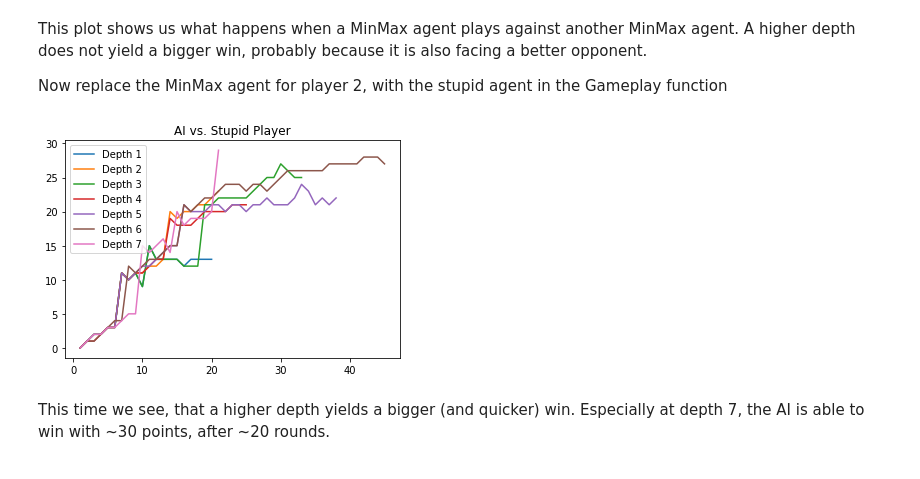
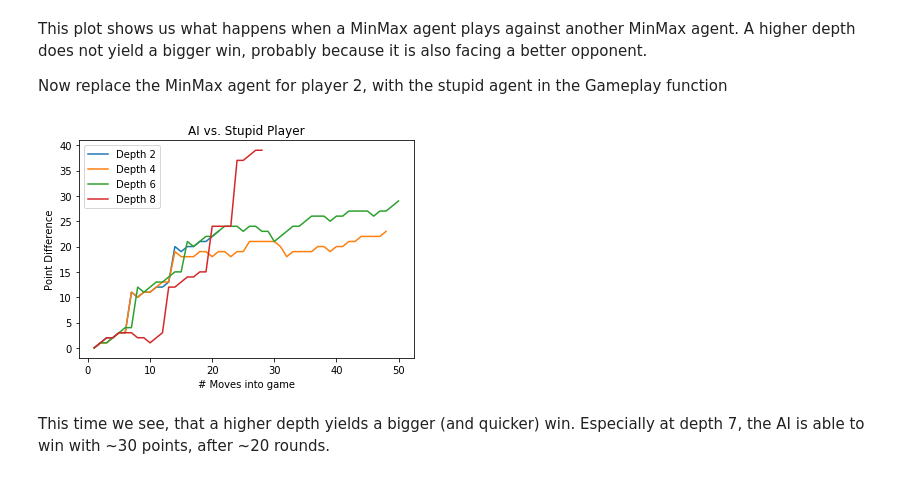
Before and after one commit to Holstrup/KalahaAI, a Jupyter notebook: AgentInspection.ipynb, the cells around one changed output. Cells and saved outputs as stored; diff of their text form; code cells hidden in the pictures.

```diff
--- a/AgentInspection.ipynb
+++ b/AgentInspection.ipynb
@@ -149,11 +149,13 @@ def gameplay(depth, human = False, delay = 0):
     return game_development
 # %%
 game_series = []
-for i in range(1, 8, 1):
+depths = []
+for i in range(2, 9, 2):
+    depths.append(i)
     game_series.append(gameplay(depth = i))
 # %%
 for i, series in enumerate(game_series):
-    plt.plot(range(1,len(series) + 1, 1), series, label="Depth {}".format(i + 1))
+    plt.plot(range(1,len(series) + 1, 1), series, label="Depth {}".format(depths[i]))
 plt.title("AI vs. AI")
 plt.legend(loc="upper left")
 plt.show()
@@ -165,16 +167,22 @@ This plot shows us what happens when a MinMax agent plays against another MinMax
 Now replace the MinMax agent for player 2, with the stupid agent in the Gameplay function
 # %%
 game_series = []
-for i in range(1, 8, 1):
+depths = []
+for i in range(2, 9, 2):
+    depths.append(i)
     game_series.append(gameplay(depth = i))
 # %%
+figure = plt.figure()
 for i, series in enumerate(game_series):
-    plt.plot(range(1,len(series) + 1, 1), series, label="Depth {}".format(i + 1))
+    plt.plot(range(1,len(series) + 1, 1), series, label="Depth {}".format(depths[i]))
 plt.title("AI vs. Stupid Player")
 plt.legend(loc="upper left")
+plt.xlabel('# Moves into game')
+plt.ylabel('Point Difference')
 plt.show()
+figure.savefig("AIvStupid.pdf", bbox_inches='tight')
 # %% [output]
-[figure, old version]
+[figure, new version]
 # %% [markdown]
 This time we see, that a higher depth yields a bigger (and quicker) win. Especially at depth 7, the AI is able to win with ~30 points, after ~20 rounds.
 # %% [markdown]
```
Also changed, not shown: parts of 1 cell of this notebook.
